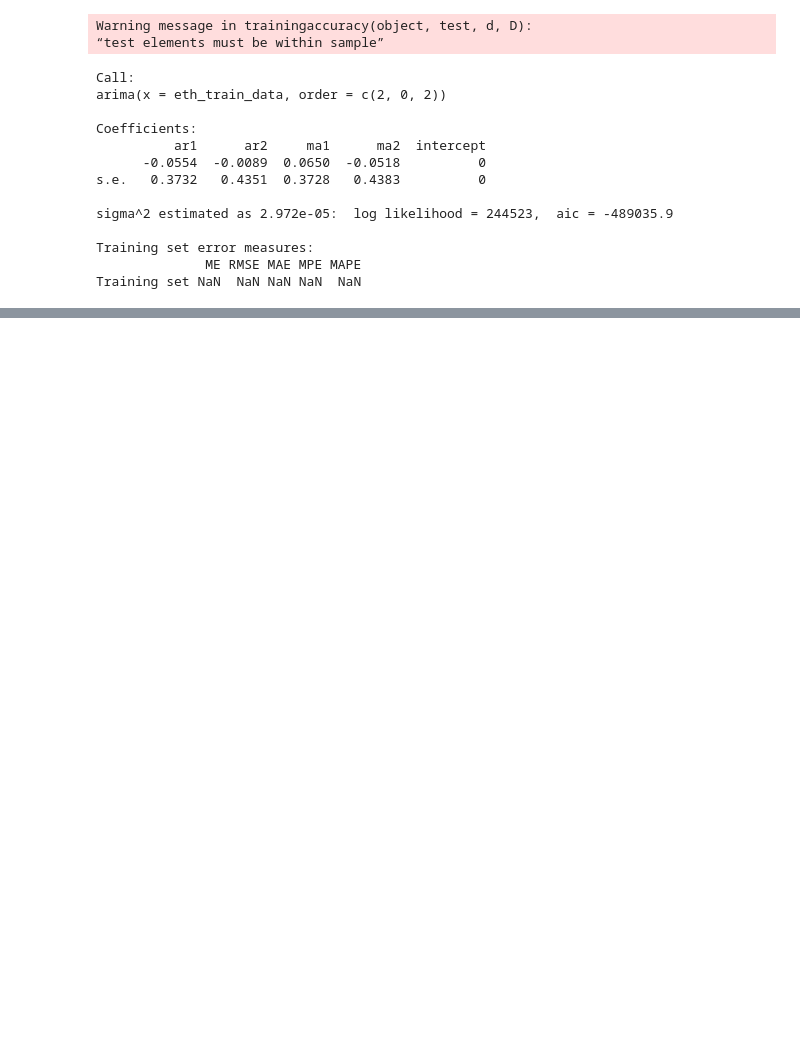
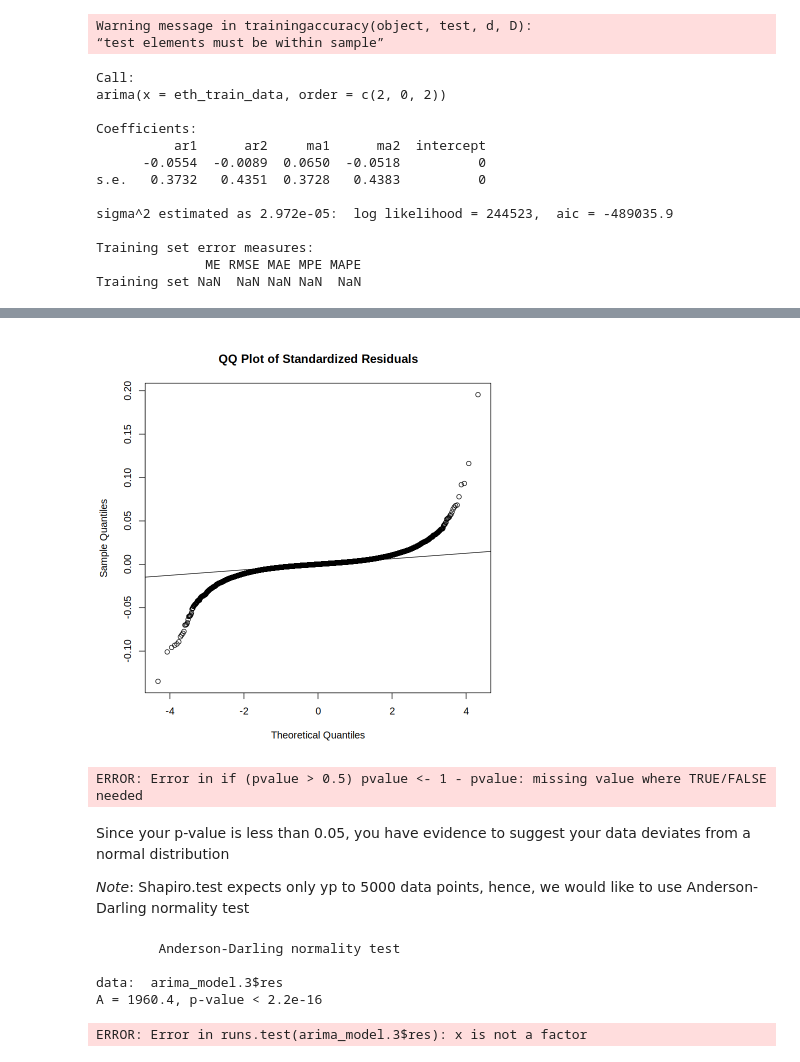
Before and after one commit to Djalal-H/TSA, a Jupyter notebook: main.ipynb, the cells around one changed output, grey strips where cells are left out. Cells and saved outputs as stored; diff of their text form; code cells hidden in the pictures; blank space fills up the shorter version.

Commit message:
Some fixes are needed

```diff
--- a/main.ipynb
+++ b/main.ipynb
@@ -267,0 +321,26 @@ Training set NaN  NaN NaN NaN  NaN
+# %%
+qqnorm(rsds, main= "QQ Plot of Standardized Residuals")
+qqline(rsds)
+# %% [output]
+[figure, added]
+# %%
+#perform shapiro test of normality
+shapiro.test(arima_model.3$residuals[1:5000])> runs(arima_model.3$residuals)
+# %% [output]
+ERROR: Error in if (pvalue > 0.5) pvalue <- 1 - pvalue: missing value where TRUE/FALSE needed
+# %% [markdown]
+Since your p-value is less than 0.05, you have evidence to suggest your data deviates from a normal distribution
+
+_Note_: Shapiro.test expects only yp to 5000 data points, hence, we would like to use Anderson-Darling normality test
+# %%
+library(nortest)
+ad.test(arima_model.3$res)
+# %% [output]
+        Anderson-Darling normality test
+
+data:  arima_model.3$res
+A = 1960.4, p-value < 2.2e-16
+# %%
+runs.test(arima_model.3$res)
+# %% [output]
+ERROR: Error in runs.test(arima_model.3$res): x is not a factor
```
Also changed, not shown: parts of 18 cells of this notebook, 1 other file.
